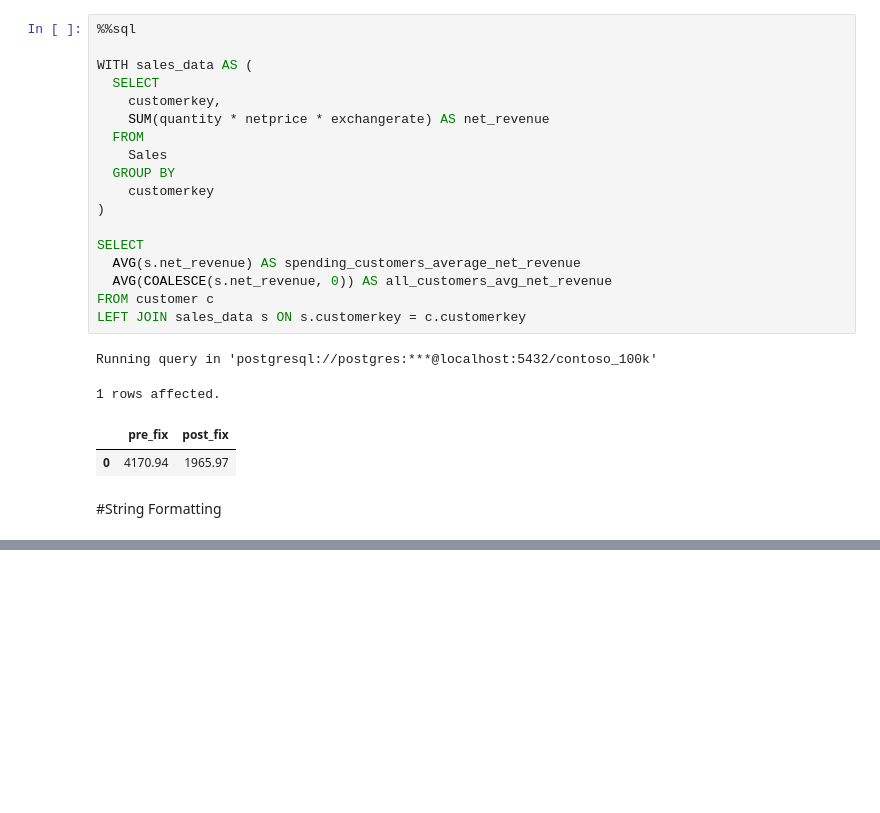
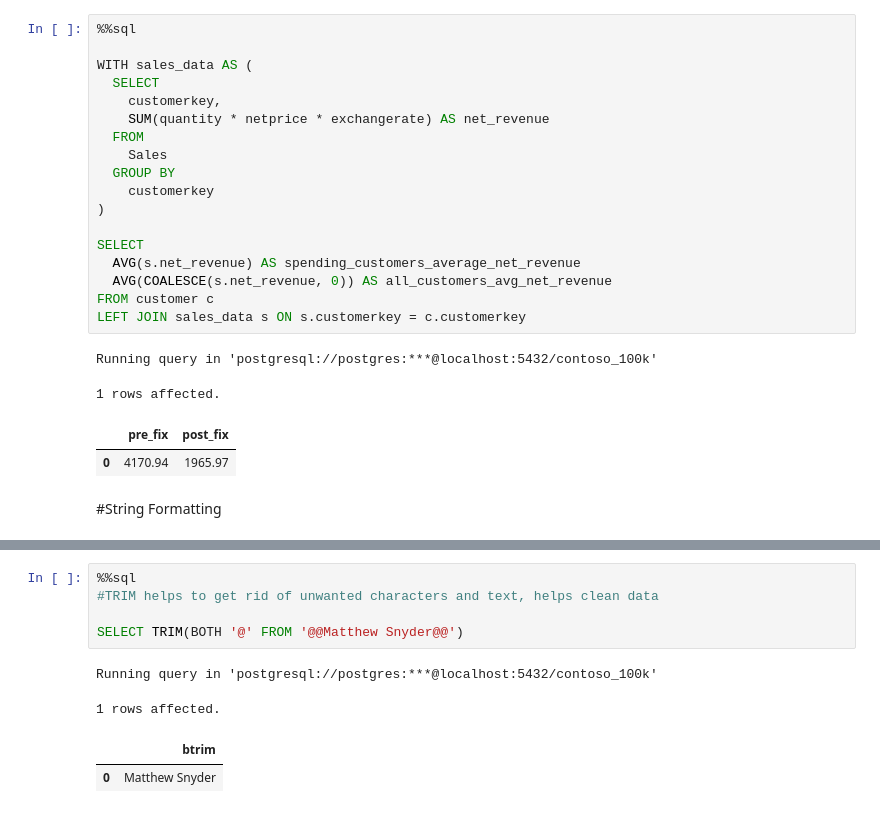
Before and after one commit to Matt1220/SQL_VScode_Project, a Jupyter notebook: Resources/Blank_SQL_Notebook.ipynb, the cells around one changed output, grey strips where cells are left out. Drawn from its saved outputs; the diff is of its cells as text; blank space fills up the shorter version.

```diff
--- a/Resources/Blank_SQL_Notebook.ipynb
+++ b/Resources/Blank_SQL_Notebook.ipynb
@@ -1252,0 +1275,10 @@ Running query in 'postgresql://postgres:***@localhost:5432/contoso_100k'
+# %%
+%%sql
+#TRIM helps to get rid of unwanted characters and text, helps clean data
+
+SELECT TRIM(BOTH '@' FROM '@@Matthew Snyder@@')
+# %% [output]
+Running query in 'postgresql://postgres:***@localhost:5432/contoso_100k'
+1 rows affected.
+|  | btrim |
+| 0 | Matthew Snyder |
```
Also changed, not shown: parts of 2 cells of this notebook.
